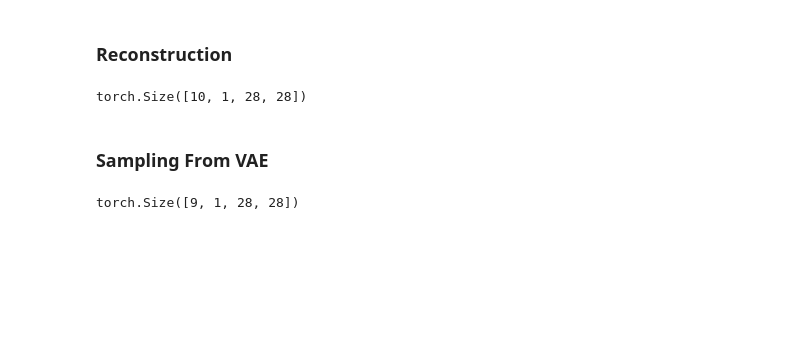
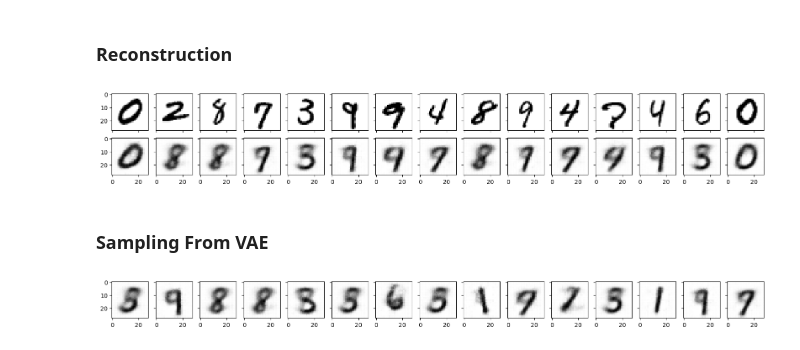
Before and after one commit to ericflip/vae-mnist, a Jupyter notebook: train.ipynb, the cells around one changed output. Saved outputs shown, nothing was run; the diff lists cells and outputs as text; code cells hidden in the pictures; blank space fills up the shorter version.

```diff
--- a/train.ipynb
+++ b/train.ipynb
@@ -236,16 +233,39 @@ plt.legend()
 # %%
 import numpy as np
 import matplotlib.pyplot as plt
 
-indices = np.random.choice(range(len(test_dataset)), size=10, replace=False)
+n_images = 15
+image_width = 28
+
+indices = np.random.choice(range(len(test_dataset)), size=n_images, replace=False)
 X = torch.cat([test_dataset[i][0] for i in indices]).unsqueeze(1).to("cuda")
-X_hat = vae(X)
+
+with torch.no_grad():
+    X_hat = vae(X)["output"]
+
+fig, axes = plt.subplots(nrows=2, ncols=n_images,
+                         sharex=True, sharey=True, figsize=(20, 2.5))
+
+images = torch.cat((X, X_hat))
+
+for i, ax in enumerate(axes.flatten()):
+    img = images[i].squeeze(0).cpu().numpy()
+    ax.imshow(img, cmap="binary")
 # %% [output]
-torch.Size([10, 1, 28, 28])
+[figure, added]
 # %% [markdown]
 ### Sampling From VAE
-# %%
-samples = vae.sample(num_samples=9, device=DEVICE)
-samples.shape
-# %% [output]
-torch.Size([9, 1, 28, 28])
+# %%
+num_samples = 15
+
+with torch.no_grad():
+    samples = vae.sample(num_samples=num_samples, device=DEVICE)
+
+fig, axes = plt.subplots(nrows=1, ncols=num_samples,
+                         sharex=True, sharey=True, figsize=(20, 2.5))
+
+for i, ax in enumerate(axes):
+    img = samples[i].squeeze(0).cpu().numpy()
+    ax.imshow(img, cmap="binary")
+# %% [output]
+[figure, added]
```
Also changed, not shown: parts of 2 cells of this notebook, 1 other file.
